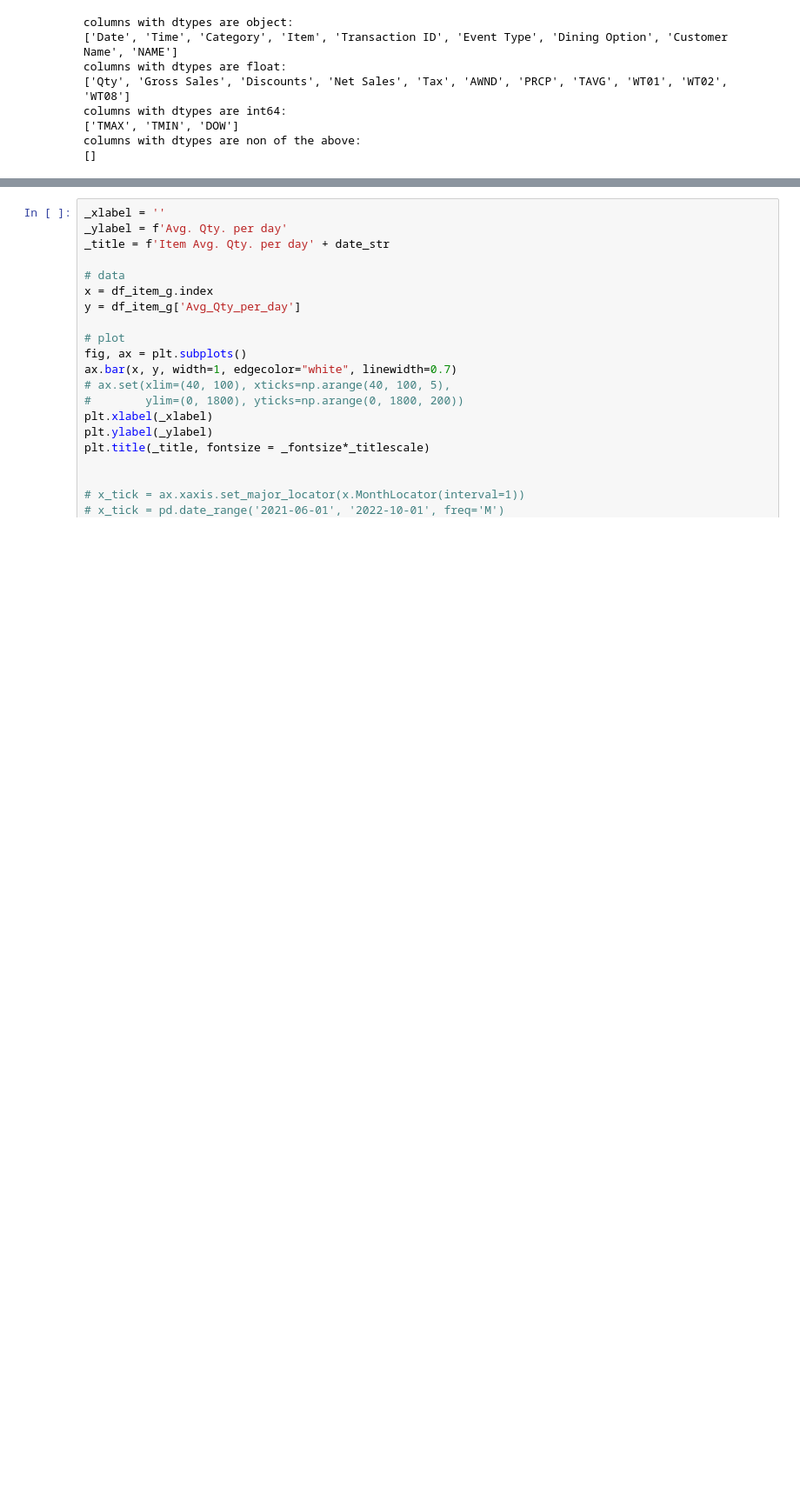
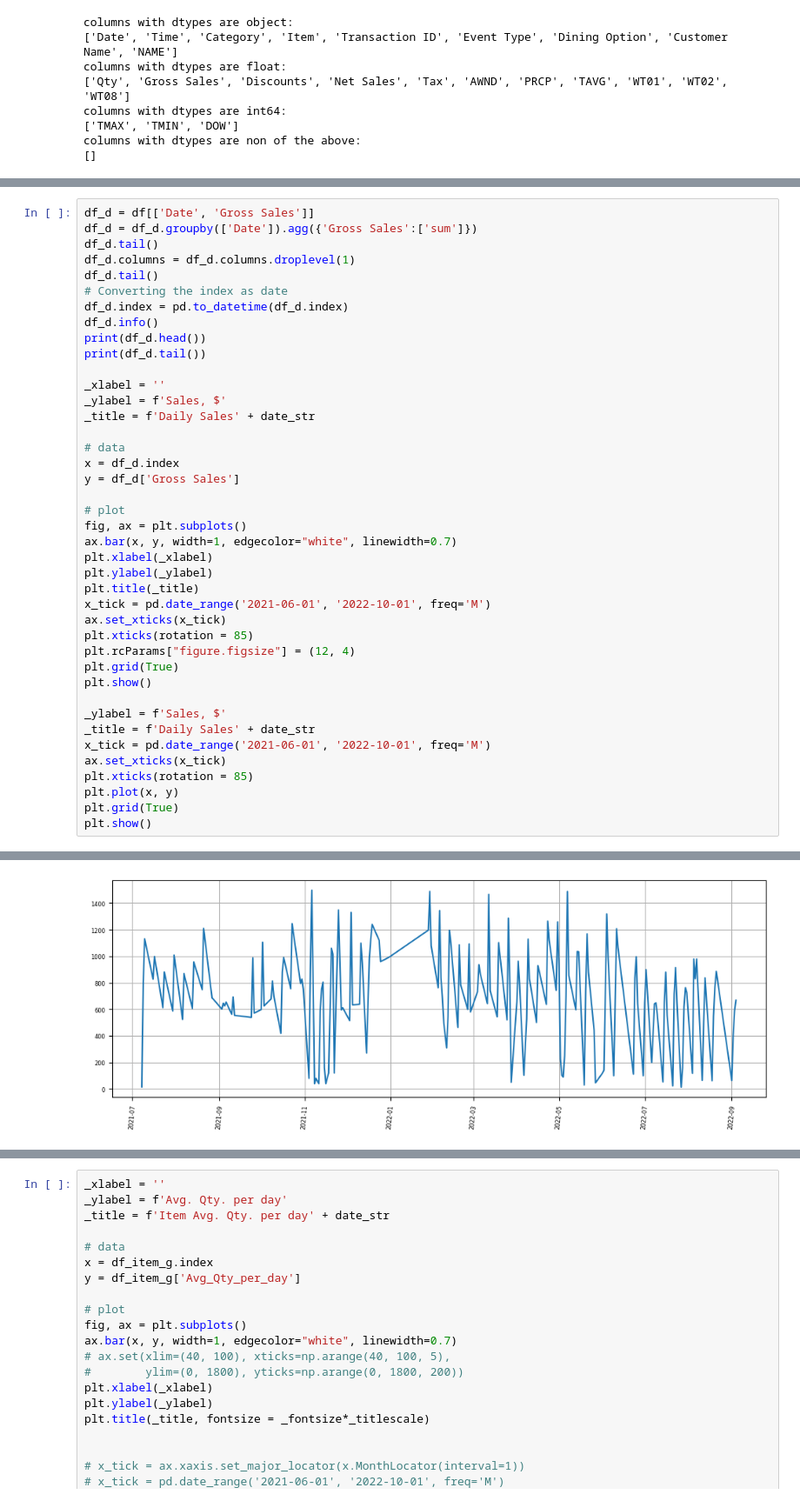
Before and after one commit to pympk/py379, a Jupyter notebook: bb/item_sale_group.ipynb, the cells around one changed output, grey strips where cells are left out. Shown at 87% size. Drawn from its saved outputs; the diff is of its cells as text; blank space fills up the shorter version.

```diff
--- a/bb/item_sale_group.ipynb
+++ b/bb/item_sale_group.ipynb
@@ -314,0 +357,42 @@ ct  # crosstab of days-of-week vs avg.-temp.
+# %%
+df_d = df[['Date', 'Gross Sales']]
+df_d = df_d.groupby(['Date']).agg({'Gross Sales':['sum']})
+df_d.tail()
+df_d.columns = df_d.columns.droplevel(1)
+df_d.tail()
+# Converting the index as date
+df_d.index = pd.to_datetime(df_d.index)
+df_d.info()
+print(df_d.head())
+print(df_d.tail())
+
+_xlabel = ''
+_ylabel = f'Sales, $'
+_title = f'Daily Sales' + date_str
+
+# data
+x = df_d.index
+y = df_d['Gross Sales']
+
+# plot
+fig, ax = plt.subplots()
+ax.bar(x, y, width=1, edgecolor="white", linewidth=0.7)
+plt.xlabel(_xlabel)
+plt.ylabel(_ylabel)
+plt.title(_title)
+x_tick = pd.date_range('2021-06-01', '2022-10-01', freq='M')
+ax.set_xticks(x_tick)
+plt.xticks(rotation = 85)
+plt.rcParams["figure.figsize"] = (12, 4)
+plt.grid(True)
+plt.show()
+
+_ylabel = f'Sales, $'
+_title = f'Daily Sales' + date_str
+x_tick = pd.date_range('2021-06-01', '2022-10-01', freq='M')
+ax.set_xticks(x_tick)
+plt.xticks(rotation = 85)
+plt.plot(x, y)
+plt.grid(True)
+plt.show()
+# %% [output]
@@ -314,0 +417 @@ ct  # crosstab of days-of-week vs avg.-temp.
+[figure, added]
```
Also changed, not shown: parts of 22 cells of this notebook.
